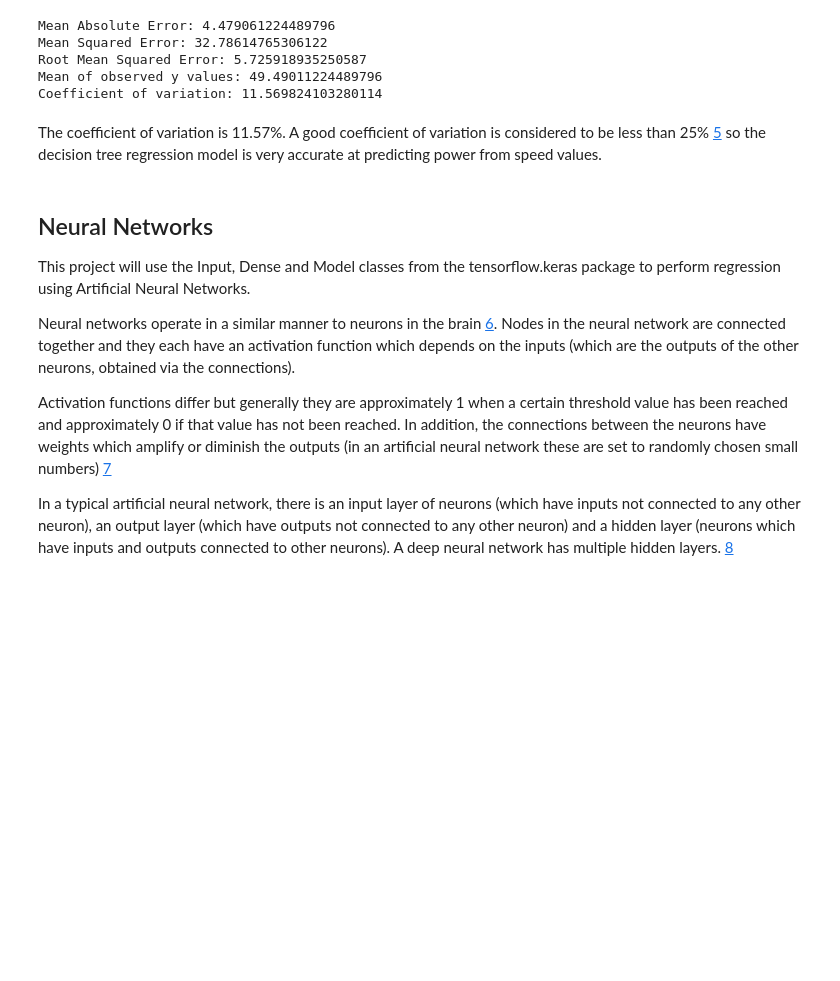
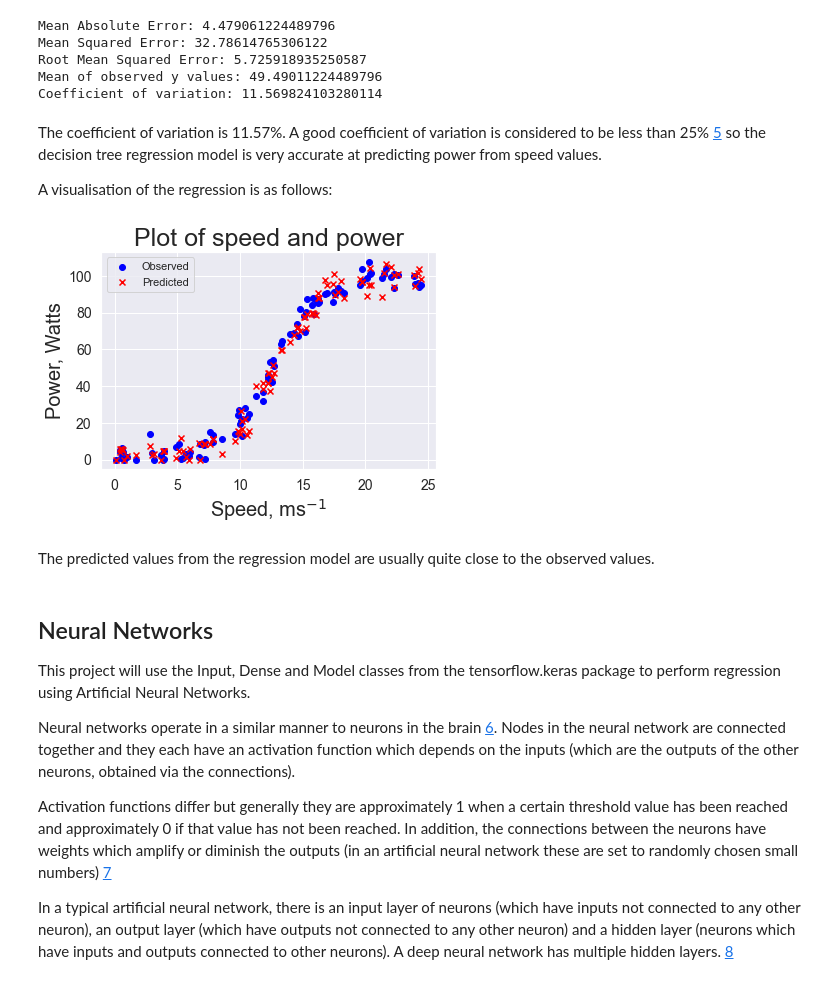
Before and after one commit to AlanQuille/machinelearningProject, a Jupyter notebook: Project2020.ipynb, the cells around one changed output. Drawn from its saved outputs; the diff is of its cells as text; code cells hidden in the pictures; blank space fills up the shorter version.

Commit message:
Added scatter plots of observed and predicted values

```diff
--- a/Project2020.ipynb
+++ b/Project2020.ipynb
@@ -57,9 +57,9 @@ lin_data = pd.read_csv('powerproduction.csv')
 X = lin_data.iloc[:, 0].values
 y = lin_data.iloc[:, 1].values
 
-def scatter_plot(X, y):
+def scatter_plot(X, y, col, mark, lab):
     # scatter plot of data set
-    plt.scatter(X, y, color="blue");
+    plt.scatter(X, y, color=col, marker=mark, label=lab);
 
     # Title of plot
     plt.title("Plot of speed and power", fontsize=25)
@@ -74,7 +74,7 @@ def scatter_plot(X, y):
     ax = plt.gca()
     ax.tick_params(axis = 'both',which = 'major', labelsize = 14)
 
-scatter_plot(X, y)
+scatter_plot(X, y, "blue", 'o', 'power')
 # %% [output]
 [figure]
 # %% [markdown]
@@ -154,6 +154,17 @@ Mean of observed y values: 49.49011224489796
 Coefficient of variation: 11.569824103280114
 # %% [markdown]
 The coefficient of variation is 11.57%. A good coefficient of variation is considered to be less than 25% [5](#5) so the decision tree regression model is very accurate at predicting power from speed values.
+
+A visualisation of the regression is as follows:
+# %%
+scatter_plot(X_test, y_test, "blue", "o", "Observed")
+scatter_plot(X_test, y_pred, "red", "x", "Predicted")
+plt.legend()
+plt.show()
+# %% [output]
+[figure, added]
+# %% [markdown]
+The predicted values from the regression model are usually quite close to the observed values.
 # %% [markdown]
 ## Neural Networks <a name="neural"></a>
 This project will use the Input, Dense and Model classes from the tensorflow.keras package to perform regression using Artificial Neural Networks.
```
Also changed, not shown: parts of 9 cells of this notebook.
